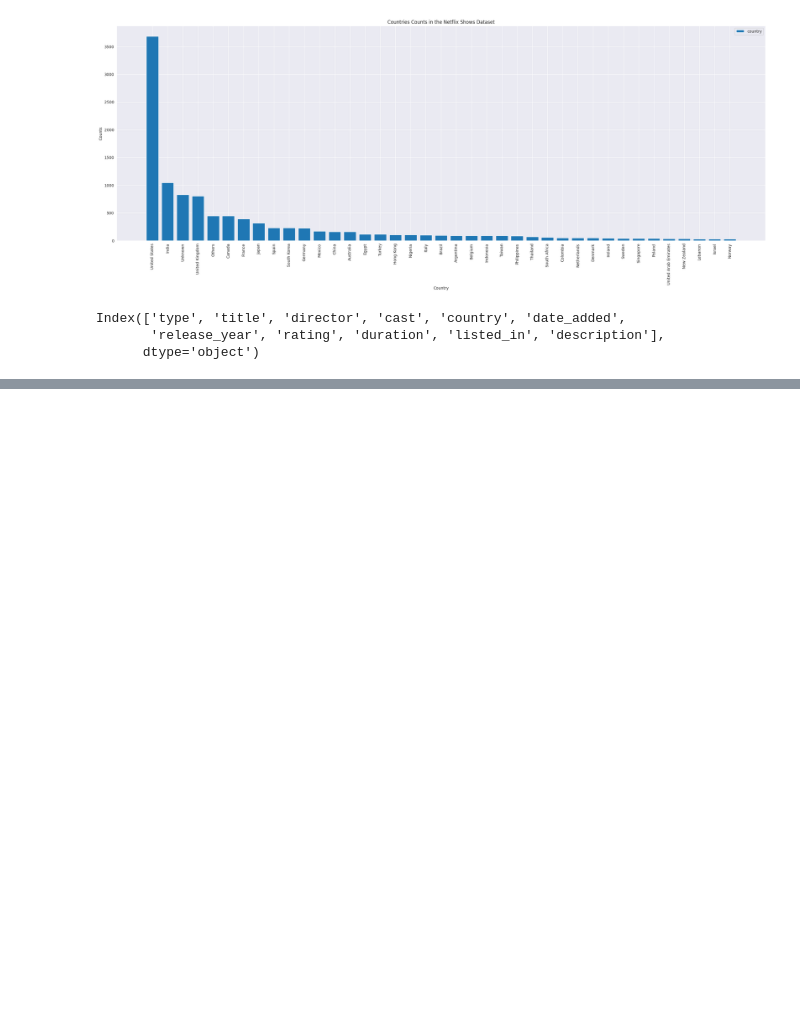
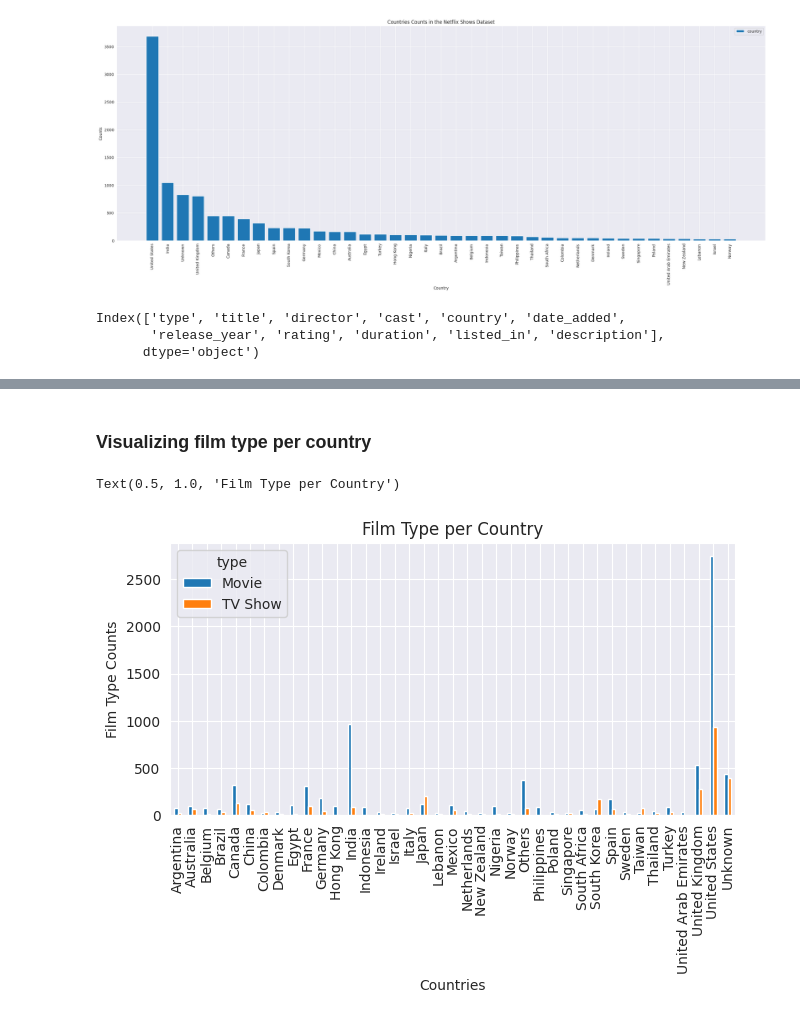
Before and after one commit to mutumagitonga/Netflix-Movies-and-TV-Shows-Data-Analysis, a Jupyter notebook: netflix_movies_and_shows.ipynb, the cells around one changed output, grey strips where cells are left out. Drawn from its saved outputs; the diff is of its cells as text; code cells hidden in the pictures; blank space fills up the shorter version.

Commit message:
Add film type (Movie/TV Show) per country

```diff
--- a/netflix_movies_and_shows.ipynb
+++ b/netflix_movies_and_shows.ipynb
@@ -726,0 +719,38 @@ df.head(10)
+# %% [markdown]
+### Visualizing film type per country
+# %%
+# SOLUTION 1: Using Pivot Table
+# df1 = df.groupby(['country','type'])['title'].count()
+# df1.to_csv('film_type_by_country.csv')
+#
+# # Read grouped csv data and create pivot table
+# df1 = pd.read_csv('film_type_by_country.csv')
+# df1 = pd.pivot_table(df1,index=['country'],columns=['type'],fill_value=0,values=None,aggfunc="sum")
+# df1
+# # Plotting
+# df1.plot(kind="bar", figsize=(30,10))
+#
+# # Set labels
+# plt.tight_layout()
+# plt.xlabel("Countries")
+# plt.xticks(rotation=90)
+# plt.ylabel("Film Type Counts")
+# plt.title("Film Type per Country")
+
+# SOLUTION 2: Using size().unstack() on grouped data
+# Grouping the data
+df1 = df.groupby(['country', 'type']).size().unstack()
+
+# Plotting
+df1.plot(kind="bar", stacked=False)
+# type_vals_arr = df1['Movie'].value_counts().values
+
+plt.tight_layout()
+plt.xlabel("Countries")
+plt.xticks(rotation=90)
+plt.ylabel("Film Type Counts")
+# plt.yticks(np.arange(0, max(type_vals_arr)+1, step=500))
+plt.title("Film Type per Country")
+# %% [output]
+Text(0.5, 1.0, 'Film Type per Country')
+[figure, added]
```
Also changed, not shown: parts of 2 cells of this notebook, 1 other file.
